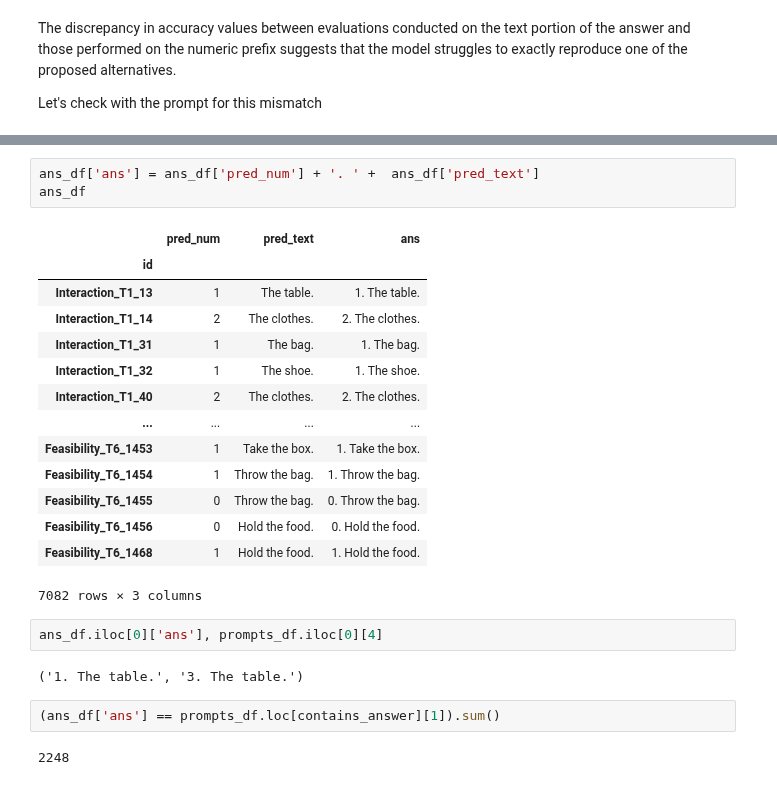
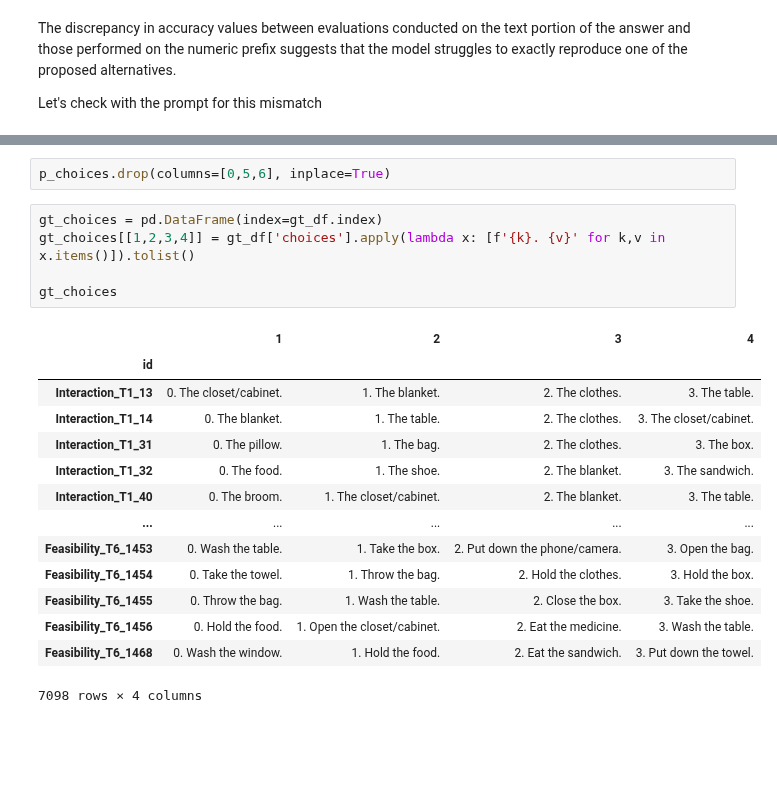
Before and after one commit to FabioLusha/video-neurosymbolic, a Jupyter notebook: star_code/src/resp_analysis4.ipynb, the cells around one changed output, grey strips where cells are left out. Cells and saved outputs as stored; diff of their text form; blank space fills up the shorter version.

```diff
--- a/star_code/src/resp_analysis4.ipynb
+++ b/star_code/src/resp_analysis4.ipynb
@@ -497,26 +516,22 @@ prompts_df
-# %%
-ans_df['ans'] = ans_df['pred_num'] + '. ' +  ans_df['pred_text']
-ans_df
-# %% [output]
-|  | pred_num | pred_text | ans |
-| id |  |  |  |
-| Interaction_T1_13 | 1 | The table. | 1. The table. |
-| Interaction_T1_14 | 2 | The clothes. | 2. The clothes. |
-| Interaction_T1_31 | 1 | The bag. | 1. The bag. |
-| Interaction_T1_32 | 1 | The shoe. | 1. The shoe. |
-| Interaction_T1_40 | 2 | The clothes. | 2. The clothes. |
-| ... | ... | ... | ... |
-| Feasibility_T6_1453 | 1 | Take the box. | 1. Take the box. |
-| Feasibility_T6_1454 | 1 | Throw the bag. | 1. Throw the bag. |
-| Feasibility_T6_1455 | 0 | Throw the bag. | 0. Throw the bag. |
-| Feasibility_T6_1456 | 0 | Hold the food. | 0. Hold the food. |
-| Feasibility_T6_1468 | 1 | Hold the food. | 1. Hold the food. |
-7082 rows × 3 columns
-# %%
-ans_df.iloc[0]['ans'], prompts_df.iloc[0][4]
-# %% [output]
-('1. The table.', '3. The table.')
-# %%
-(ans_df['ans'] == prompts_df.loc[contains_answer][1]).sum()
-# %% [output]
-2248
+# %%
+p_choices.drop(columns=[0,5,6], inplace=True)
+# %%
+gt_choices = pd.DataFrame(index=gt_df.index)
+gt_choices[[1,2,3,4]] = gt_df['choices'].apply(lambda x: [f'{k}. {v}' for k,v in x.items()]).tolist()
+
+gt_choices
+# %% [output]
+|  | 1 | 2 | 3 | 4 |
+| id |  |  |  |  |
+| Interaction_T1_13 | 0. The closet/cabinet. | 1. The blanket. | 2. The clothes. | 3. The table. |
+| Interaction_T1_14 | 0. The blanket. | 1. The table. | 2. The clothes. | 3. The closet/cabinet. |
+| Interaction_T1_31 | 0. The pillow. | 1. The bag. | 2. The clothes. | 3. The box. |
+| Interaction_T1_32 | 0. The food. | 1. The shoe. | 2. The blanket. | 3. The sandwich. |
+| Interaction_T1_40 | 0. The broom. | 1. The closet/cabinet. | 2. The blanket. | 3. The table. |
+| ... | ... | ... | ... | ... |
+| Feasibility_T6_1453 | 0. Wash the table. | 1. Take the box. | 2. Put down the phone/camera. | 3. Open the bag. |
+| Feasibility_T6_1454 | 0. Take the towel. | 1. Throw the bag. | 2. Hold the clothes. | 3. Hold the box. |
+| Feasibility_T6_1455 | 0. Throw the bag. | 1. Wash the table. | 2. Close the box. | 3. Take the shoe. |
+| Feasibility_T6_1456 | 0. Hold the food. | 1. Open the closet/cabinet. | 2. Eat the medicine. | 3. Wash the table. |
+| Feasibility_T6_1468 | 0. Wash the window. | 1. Hold the food. | 2. Eat the sandwich. | 3. Put down the towel. |
+7098 rows × 4 columns
```
Also changed, not shown: parts of 23 cells of this notebook.
